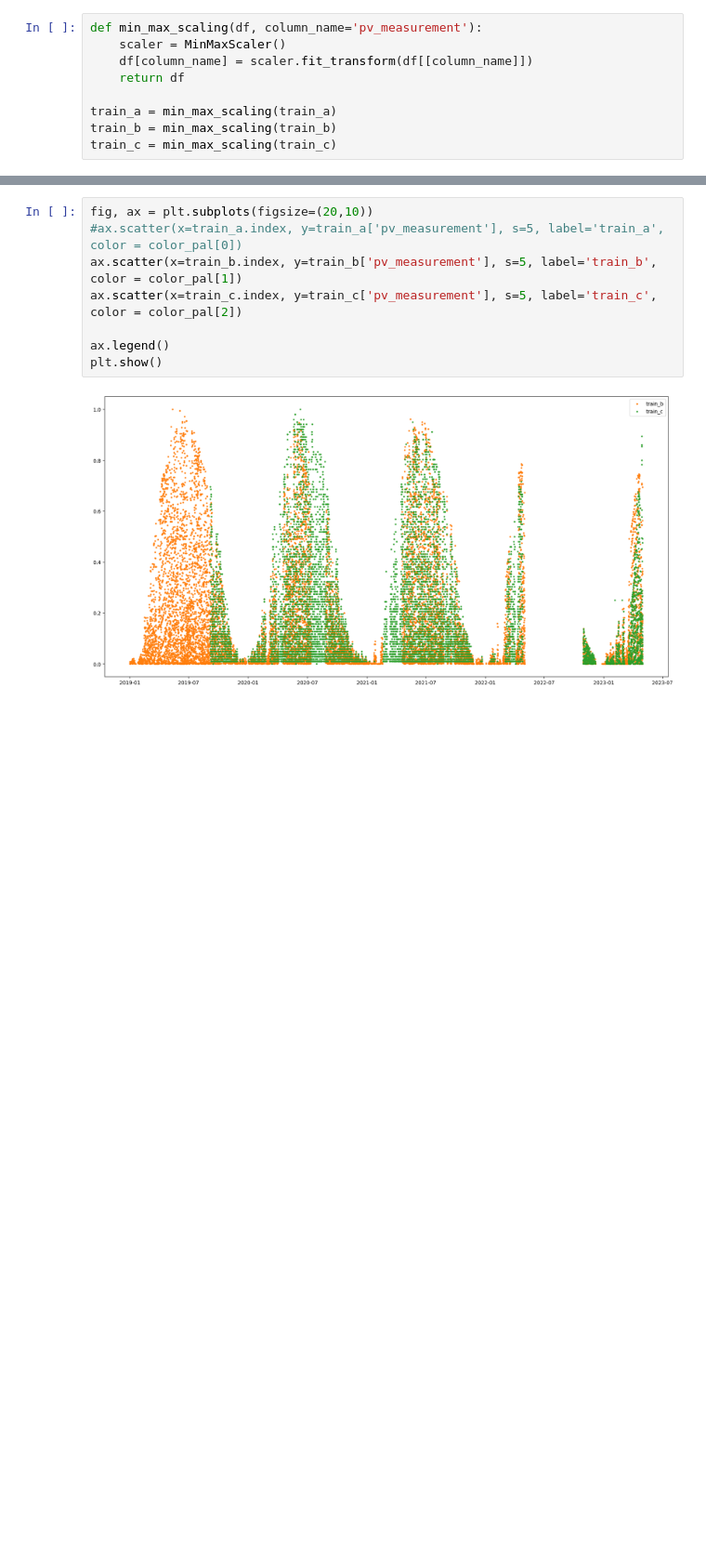
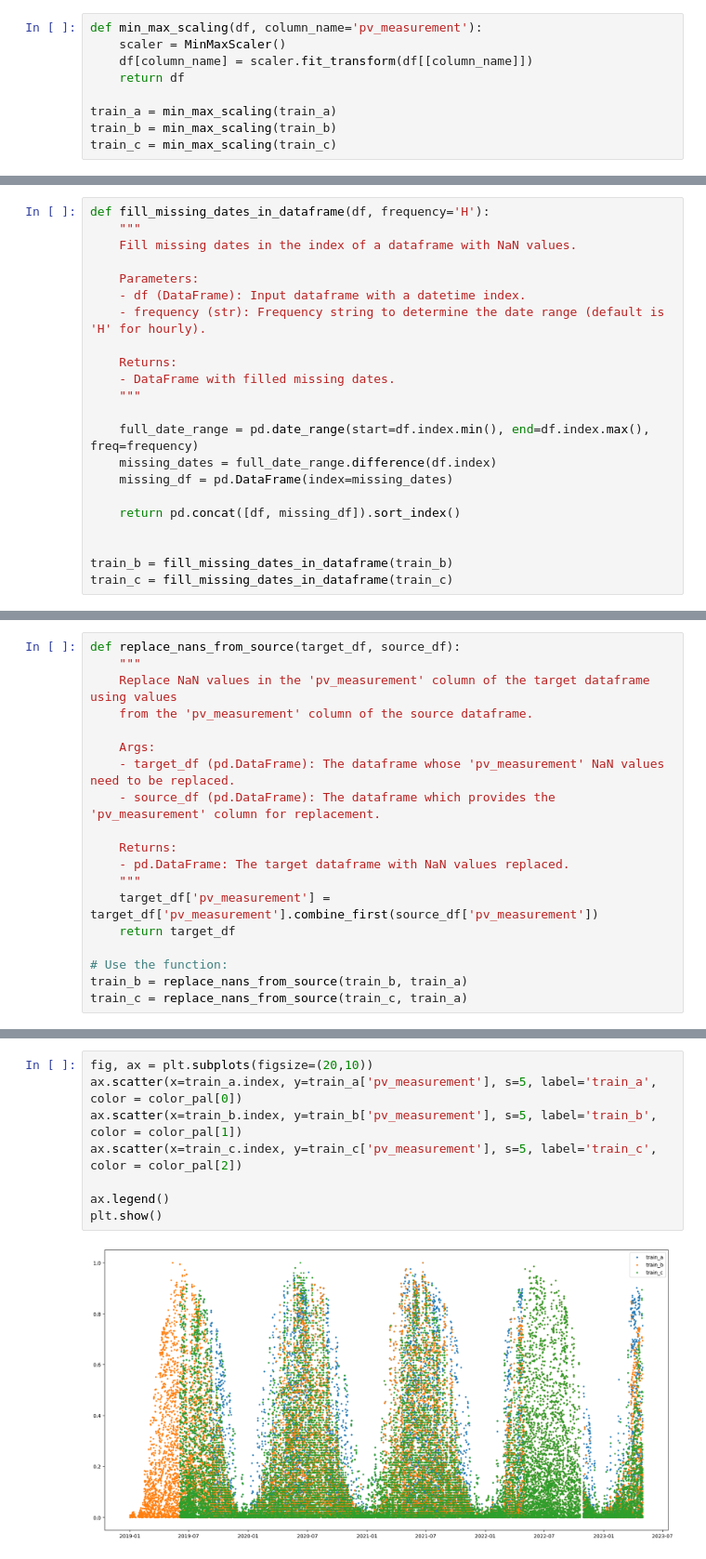
Before and after one commit to simenstang/TDT4173, a Jupyter notebook: data/notebooks_trials/notebooks_marcus/marcus01.ipynb, the cells around one changed output, grey strips where cells are left out. Shown at 93% size. Drawn from its saved outputs; the diff is of its cells as text; blank space fills up the shorter version.

```diff
--- a/data/notebooks_trials/notebooks_marcus/marcus01.ipynb
+++ b/data/notebooks_trials/notebooks_marcus/marcus01.ipynb
@@ -80,0 +105,22 @@ train_c = replace_constant_intervals_with_nan(train_c)
+# %%
+def fill_missing_dates_in_dataframe(df, frequency='H'):
+    """
+    Fill missing dates in the index of a dataframe with NaN values.
+
+    Parameters:
+    - df (DataFrame): Input dataframe with a datetime index.
+    - frequency (str): Frequency string to determine the date range (default is 'H' for hourly).
+
+    Returns:
+    - DataFrame with filled missing dates.
+    """
+
+    full_date_range = pd.date_range(start=df.index.min(), end=df.index.max(), freq=frequency)
+    missing_dates = full_date_range.difference(df.index)
+    missing_df = pd.DataFrame(index=missing_dates)
+
+    return pd.concat([df, missing_df]).sort_index()
+
+
+train_b = fill_missing_dates_in_dataframe(train_b)
+train_c = fill_missing_dates_in_dataframe(train_c)
@@ -80,0 +129,19 @@ train_c = replace_constant_intervals_with_nan(train_c)
+# %%
+def replace_nans_from_source(target_df, source_df):
+    """
+    Replace NaN values in the 'pv_measurement' column of the target dataframe using values
+    from the 'pv_measurement' column of the source dataframe.
+
+    Args:
+    - target_df (pd.DataFrame): The dataframe whose 'pv_measurement' NaN values need to be replaced.
+    - source_df (pd.DataFrame): The dataframe which provides the 'pv_measurement' column for replacement.
+
+    Returns:
+    - pd.DataFrame: The target dataframe with NaN values replaced.
+    """
+    target_df['pv_measurement'] = target_df['pv_measurement'].combine_first(source_df['pv_measurement'])
+    return target_df
+
+# Use the function:
+train_b = replace_nans_from_source(train_b, train_a)
+train_c = replace_nans_from_source(train_c, train_a)
@@ -81,10 +167,10 @@ train_c = replace_constant_intervals_with_nan(train_c)
 # %%
 fig, ax = plt.subplots(figsize=(20,10))
-#ax.scatter(x=train_a.index, y=train_a['pv_measurement'], s=5, label='train_a', color = color_pal[0])
+ax.scatter(x=train_a.index, y=train_a['pv_measurement'], s=5, label='train_a', color = color_pal[0])
 ax.scatter(x=train_b.index, y=train_b['pv_measurement'], s=5, label='train_b', color = color_pal[1])
 ax.scatter(x=train_c.index, y=train_c['pv_measurement'], s=5, label='train_c', color = color_pal[2])
 
 ax.legend()
 plt.show()
 # %% [output]
-[figure, old version]
+[figure, new version]
```
Also changed, not shown: parts of 29 cells of this notebook.
